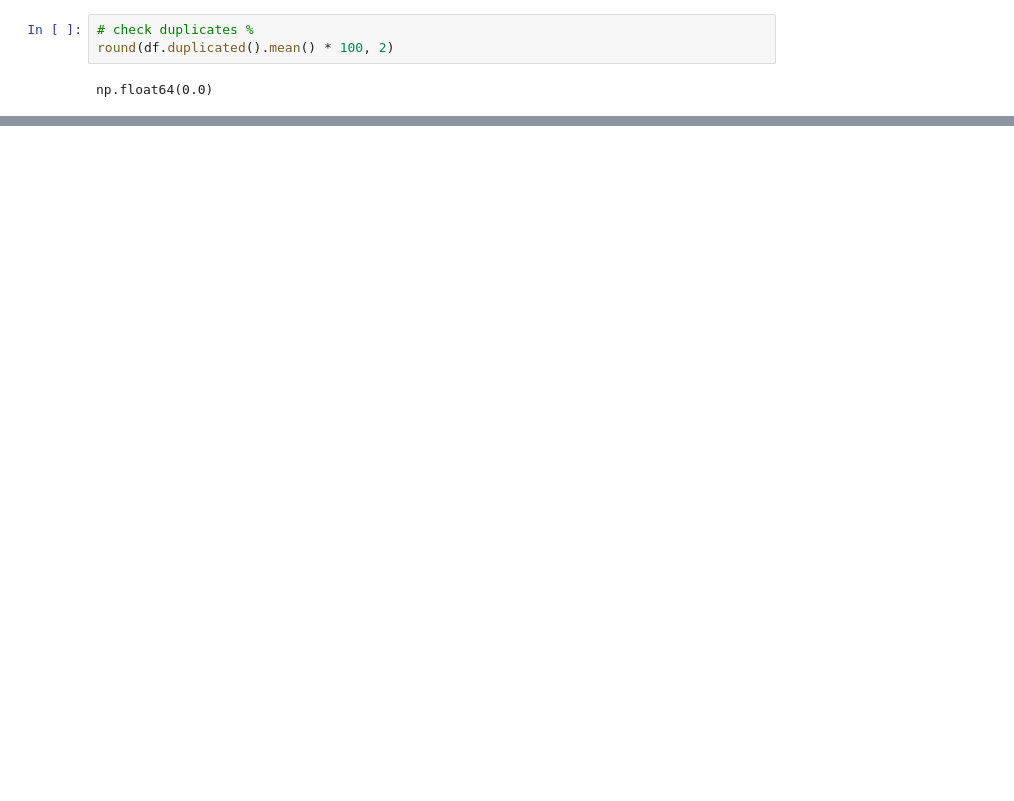
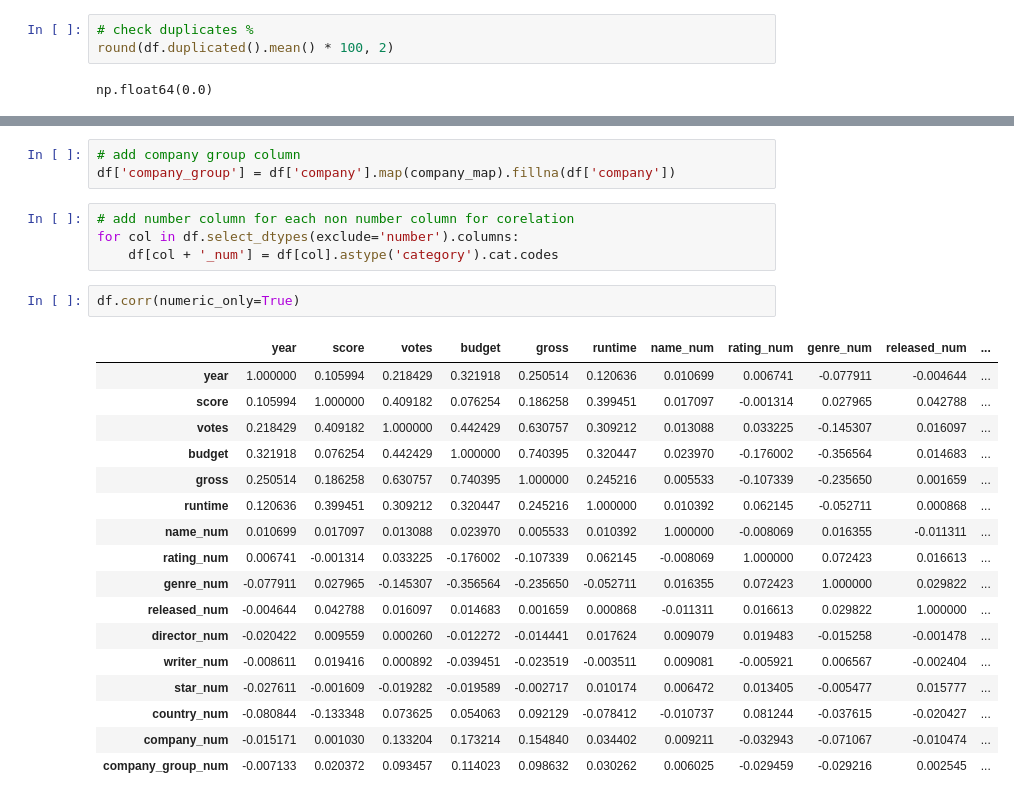
Before and after one commit to ogicode/Film_Correlation, a Jupyter notebook: notebook.ipynb, the cells around one changed output, grey strips where cells are left out. Cells and saved outputs as stored; diff of their text form; blank space fills up the shorter version.

```diff
--- a/notebook.ipynb
+++ b/notebook.ipynb
@@ -68,0 +310,27 @@ np.float64(0.0)
+# %%
+# add company group column
+df['company_group'] = df['company'].map(company_map).fillna(df['company'])
+# %%
+# add number column for each non number column for corelation
+for col in df.select_dtypes(exclude='number').columns:
+    df[col + '_num'] = df[col].astype('category').cat.codes
+# %%
+df.corr(numeric_only=True)
+# %% [output]
+|  | year | score | votes | budget | gross | runtime | name_num | rating_num | genre_num | released_num | ... |
+| year | 1.000000 | 0.105994 | 0.218429 | 0.321918 | 0.250514 | 0.120636 | 0.010699 | 0.006741 | -0.077911 | -0.004644 | ... |
+| score | 0.105994 | 1.000000 | 0.409182 | 0.076254 | 0.186258 | 0.399451 | 0.017097 | -0.001314 | 0.027965 | 0.042788 | ... |
+| votes | 0.218429 | 0.409182 | 1.000000 | 0.442429 | 0.630757 | 0.309212 | 0.013088 | 0.033225 | -0.145307 | 0.016097 | ... |
+| budget | 0.321918 | 0.076254 | 0.442429 | 1.000000 | 0.740395 | 0.320447 | 0.023970 | -0.176002 | -0.356564 | 0.014683 | ... |
+| gross | 0.250514 | 0.186258 | 0.630757 | 0.740395 | 1.000000 | 0.245216 | 0.005533 | -0.107339 | -0.235650 | 0.001659 | ... |
+| runtime | 0.120636 | 0.399451 | 0.309212 | 0.320447 | 0.245216 | 1.000000 | 0.010392 | 0.062145 | -0.052711 | 0.000868 | ... |
+| name_num | 0.010699 | 0.017097 | 0.013088 | 0.023970 | 0.005533 | 0.010392 | 1.000000 | -0.008069 | 0.016355 | -0.011311 | ... |
+| rating_num | 0.006741 | -0.001314 | 0.033225 | -0.176002 | -0.107339 | 0.062145 | -0.008069 | 1.000000 | 0.072423 | 0.016613 | ... |
+| genre_num | -0.077911 | 0.027965 | -0.145307 | -0.356564 | -0.235650 | -0.052711 | 0.016355 | 0.072423 | 1.000000 | 0.029822 | ... |
+| released_num | -0.004644 | 0.042788 | 0.016097 | 0.014683 | 0.001659 | 0.000868 | -0.011311 | 0.016613 | 0.029822 | 1.000000 | ... |
+| director_num | -0.020422 | 0.009559 | 0.000260 | -0.012272 | -0.014441 | 0.017624 | 0.009079 | 0.019483 | -0.015258 | -0.001478 | ... |
+| writer_num | -0.008611 | 0.019416 | 0.000892 | -0.039451 | -0.023519 | -0.003511 | 0.009081 | -0.005921 | 0.006567 | -0.002404 | ... |
+| star_num | -0.027611 | -0.001609 | -0.019282 | -0.019589 | -0.002717 | 0.010174 | 0.006472 | 0.013405 | -0.005477 | 0.015777 | ... |
+| country_num | -0.080844 | -0.133348 | 0.073625 | 0.054063 | 0.092129 | -0.078412 | -0.010737 | 0.081244 | -0.037615 | -0.020427 | ... |
+| company_num | -0.015171 | 0.001030 | 0.133204 | 0.173214 | 0.154840 | 0.034402 | 0.009211 | -0.032943 | -0.071067 | -0.010474 | ... |
+| company_group_num | -0.007133 | 0.020372 | 0.093457 | 0.114023 | 0.098632 | 0.030262 | 0.006025 | -0.029459 | -0.029216 | 0.002545 | ... |
```
Also changed, not shown: parts of 12 cells of this notebook, 1 other file.
